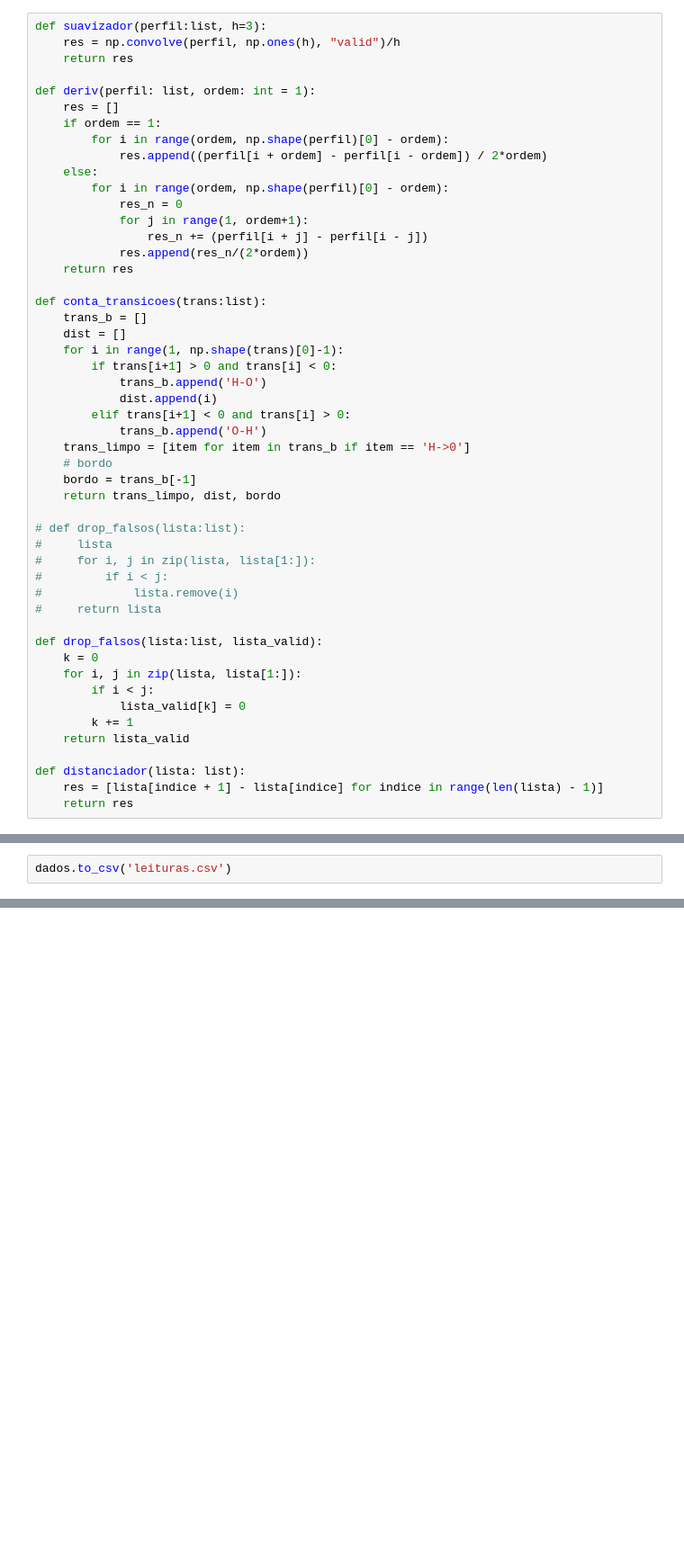
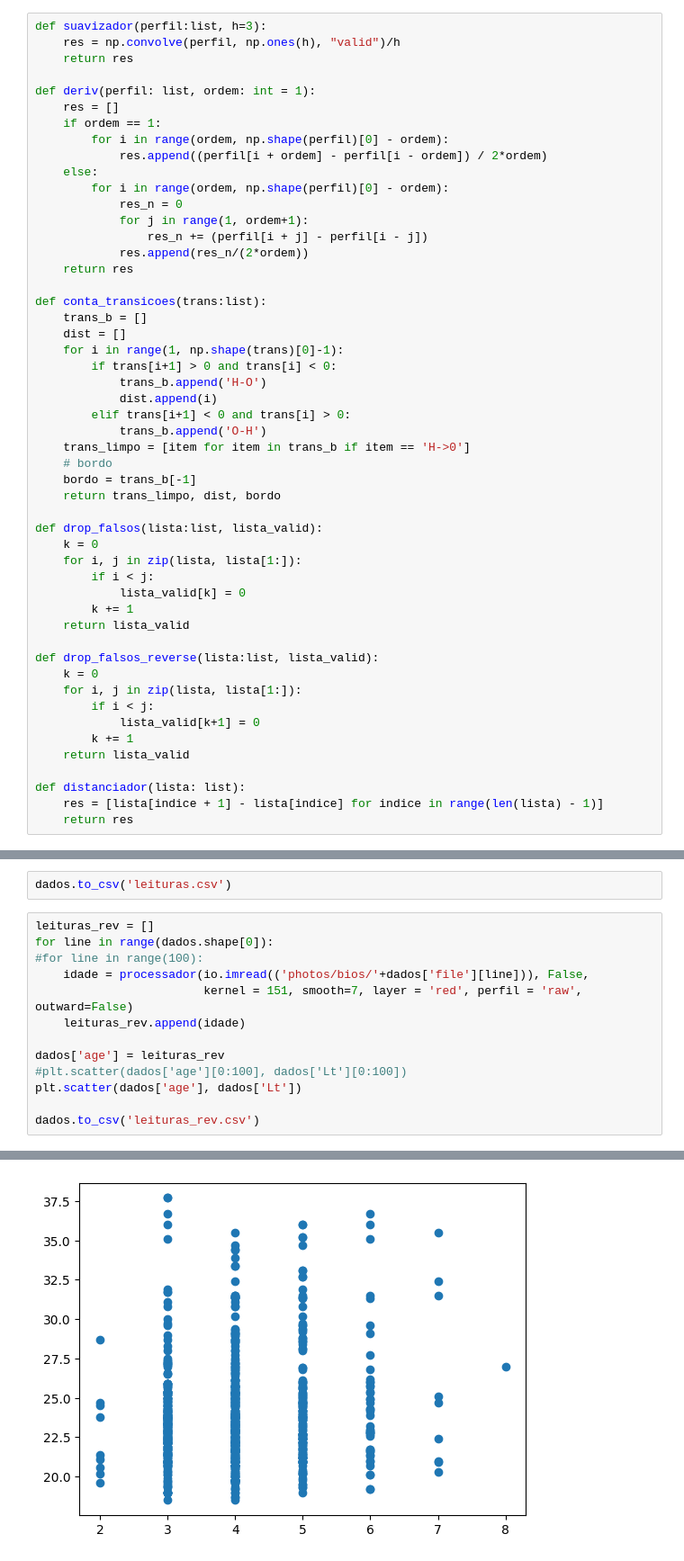
Before and after one commit to AJSRocha/msc_ds_vc, a Jupyter notebook: progress_report.ipynb, the cells around one changed output, grey strips where cells are left out. Shown at 90% size. Drawn from its saved outputs; the diff is of its cells as text; blank space fills up the shorter version.

```diff
--- a/progress_report.ipynb
+++ b/progress_report.ipynb
@@ -78,13 +78,6 @@ def conta_transicoes(trans:list):
     bordo = trans_b[-1]
     return trans_limpo, dist, bordo
 
-# def drop_falsos(lista:list):
-#     lista
-#     for i, j in zip(lista, lista[1:]):
-#         if i < j:
-#             lista.remove(i)
-#     return lista
-
 def drop_falsos(lista:list, lista_valid):
     k = 0
     for i, j in zip(lista, lista[1:]):
@@ -93,6 +86,14 @@ def drop_falsos(lista:list, lista_valid):
         k += 1
     return lista_valid
 
+def drop_falsos_reverse(lista:list, lista_valid):
+    k = 0
+    for i, j in zip(lista, lista[1:]):
+        if i < j:
+            lista_valid[k+1] = 0
+        k += 1
+    return lista_valid
+
 def distanciador(lista: list):
     res = [lista[indice + 1] - lista[indice] for indice in range(len(lista) - 1)]
     return res
@@ -425,2 +337,16 @@ plt.scatter(dados['age'], dados['Lt'])
 # %%
 dados.to_csv('leituras.csv')
+# %%
+leituras_rev = []
+for line in range(dados.shape[0]):
+#for line in range(100):
+    idade = processador(io.imread(('photos/bios/'+dados['file'][line])), False,
+                        kernel = 151, smooth=7, layer = 'red', perfil = 'raw', outward=False)
+    leituras_rev.append(idade)
+
+dados['age'] = leituras_rev
+#plt.scatter(dados['age'][0:100], dados['Lt'][0:100])
+plt.scatter(dados['age'], dados['Lt'])
+
+dados.to_csv('leituras_rev.csv')
+# %% [output]
@@ -426,0 +370 @@ dados.to_csv('leituras.csv')
+[figure, added]
```
Also changed, not shown: parts of 10 cells of this notebook, 4 other files.
